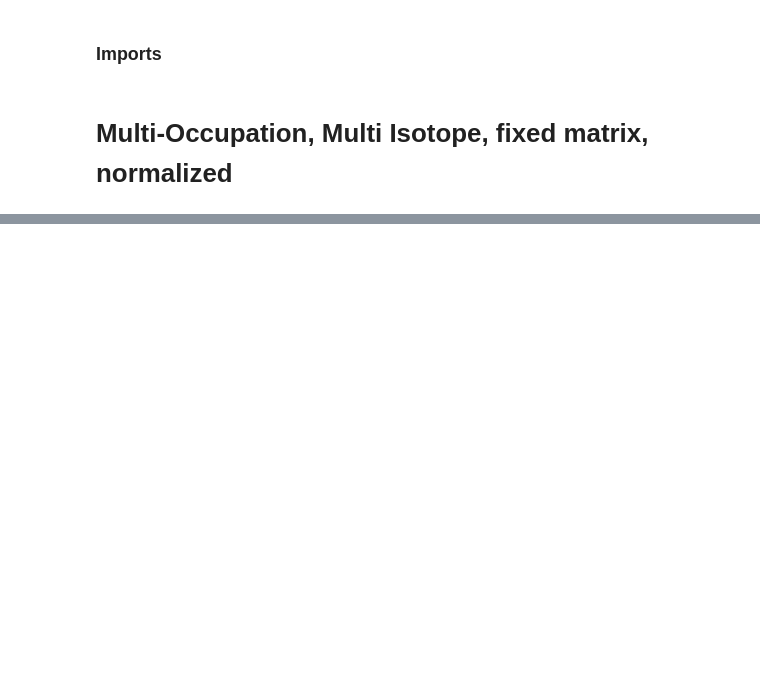
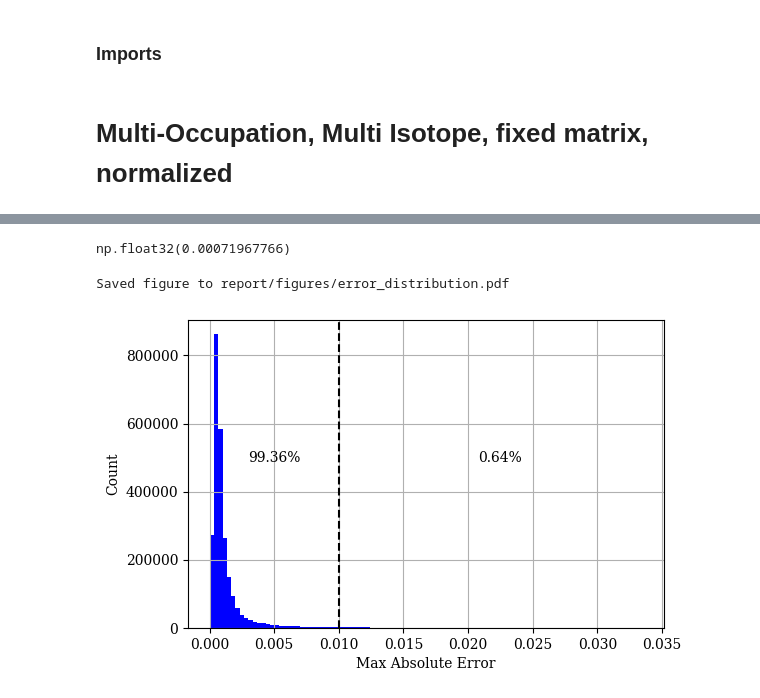
Before and after one commit to Davidxdydz/TrapDiffusion, a Jupyter notebook: Training.ipynb, the cells around one changed output, grey strips where cells are left out. Cells and saved outputs as stored; diff of their text form; code cells hidden in the pictures; blank space fills up the shorter version.

```diff
--- a/Training.ipynb
+++ b/Training.ipynb
@@ -120,11 +45,0 @@ worst_max_ae = None
-# %%
-for i in tqdm(range(200)):
-    x,y = momi.training_data(include_params=False, n_eval = 100, log_t_eval=True)
-    y*= momi.correction_factors()
-    iv = x[0,1:]
-    predictions = model.predict(x,verbose = 0)
-    max_ae = np.max(np.abs(predictions - y))
-    if worst_max_ae is None or max_ae > worst_max_ae:
-        print(f"New worst AE: {max_ae}")
-        worst_max_ae = max_ae
-        worst_iv = iv
@@ -142,0 +46,8 @@ initial values: [0.0241695  0.04515299 0.07201259 0.058158   0.00393623 0.005749
+# %%
+model = keras.models.load_model("final_models/full_model.keras")
+model = keras.Sequential([model, keras.layers.Lambda(lambda x: x["normed"])])
+# %%
+predictions = model.predict(val_x, batch_size=2**16)
+delta = ops.max(ops.abs(ops.array(predictions) - ops.array(val_y)), axis=1)
+indices = ops.argsort(delta)
+delta_cpu = delta.cpu().numpy()
@@ -142,0 +56,4 @@ initial values: [0.0241695  0.04515299 0.07201259 0.058158   0.00393623 0.005749
+# %%
+np.median(delta_cpu)
+# %% [output]
+np.float32(0.00071967766)
@@ -142,0 +68,21 @@ initial values: [0.0241695  0.04515299 0.07201259 0.058158   0.00393623 0.005749
+# %%
+plt.style.use("latex.mplstyle")
+# %%
+@saveable()
+def plot_deltas(deltas):
+    _ = plt.hist(deltas, bins=100, color="blue")
+    plt.grid()
+    ylim = plt.gca().get_ylim()
+    plt.vlines([0.01], [ylim[0]], [ylim[1]], colors=["black"], linestyles="--")
+    plt.text(0.005, 500000, f"{good:.2%}", ha="center", va="center")
+    plt.text(0.0225, 500000, f"{bad:.2%}", ha="center", va="center")
+    plt.ylim(ylim)
+    plt.xlabel("Max Absolute Error")
+    plt.ylabel("Count")
+    # plt.xscale("log")
+
+
+plot_deltas(delta_cpu, save=True, savename="error_distribution")
+# %% [output]
+Saved figure to report/figures/error_distribution.pdf
+[figure, added]
```
Also changed, not shown: parts of 24 cells of this notebook.
